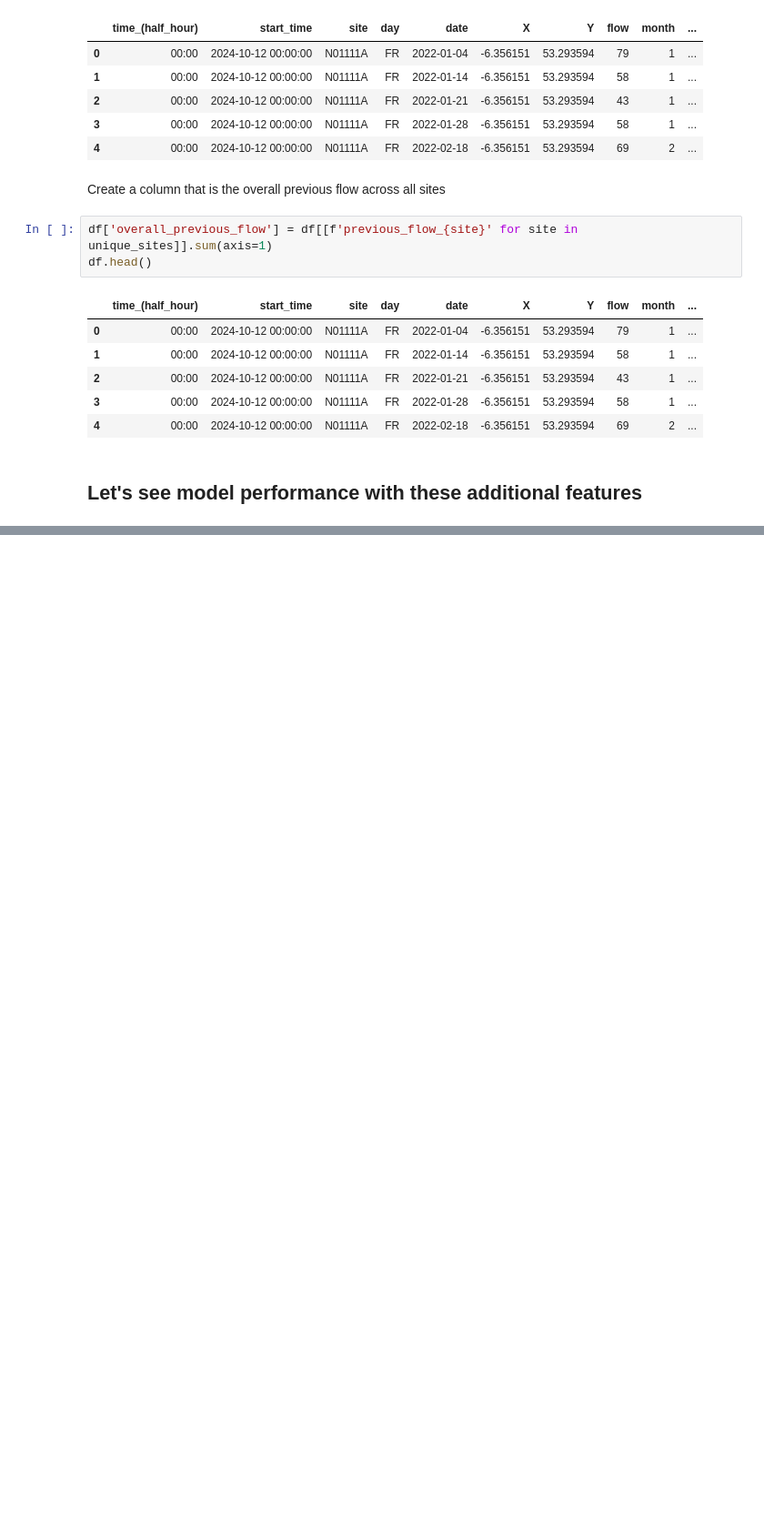
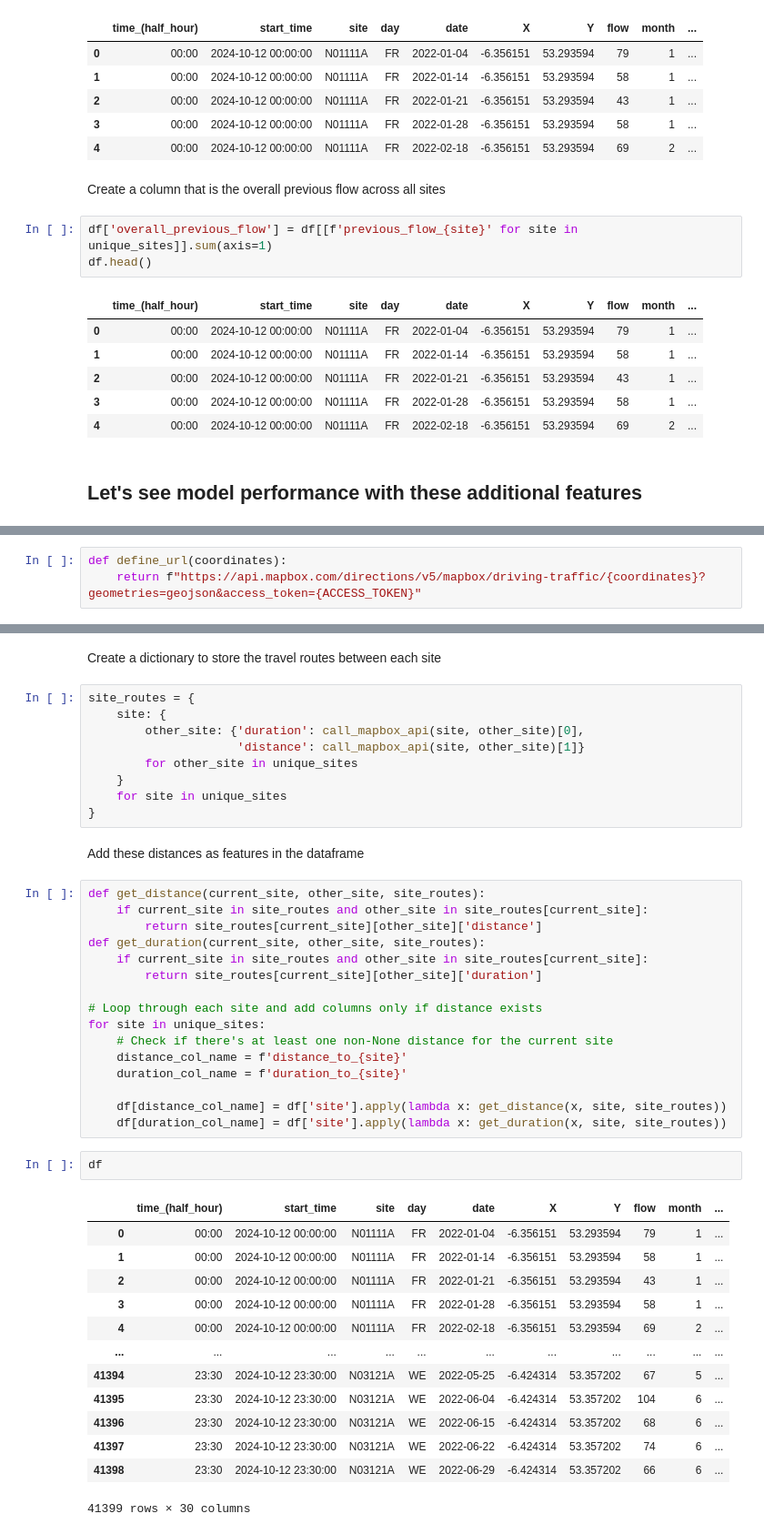
Before and after one commit to emolloy123/Traffic-Flow-SDCC, a Jupyter notebook: traffic_flow_regression_V2.ipynb, the cells around one changed output, grey strips where cells are left out. Shown at 91% size. Drawn from its saved outputs; the diff is of its cells as text; blank space fills up the shorter version.

Commit message:
Add distances and durations between sites as features using mapbox API

```diff
--- a/traffic_flow_regression_V2.ipynb
+++ b/traffic_flow_regression_V2.ipynb
@@ -170,0 +192,3 @@ Mean Absolute Percentage Error (MAPE) Train: 0.1%
+# %%
+def define_url(coordinates):
+    return f"https://api.mapbox.com/directions/v5/mapbox/driving-traffic/{coordinates}?geometries=geojson&access_token={ACCESS_TOKEN}"
@@ -170,0 +224,45 @@ Mean Absolute Percentage Error (MAPE) Train: 0.1%
+# %% [markdown]
+Create a dictionary to store the travel routes between each site
+# %%
+site_routes = {
+    site: {
+        other_site: {'duration': call_mapbox_api(site, other_site)[0],
+                     'distance': call_mapbox_api(site, other_site)[1]}
+        for other_site in unique_sites
+    }
+    for site in unique_sites
+}
+# %% [markdown]
+Add these distances as features in the dataframe
+# %%
+def get_distance(current_site, other_site, site_routes):
+    if current_site in site_routes and other_site in site_routes[current_site]:
+        return site_routes[current_site][other_site]['distance']
+def get_duration(current_site, other_site, site_routes):
+    if current_site in site_routes and other_site in site_routes[current_site]:
+        return site_routes[current_site][other_site]['duration']
+
+# Loop through each site and add columns only if distance exists
+for site in unique_sites:
+    # Check if there's at least one non-None distance for the current site
+    distance_col_name = f'distance_to_{site}'
+    duration_col_name = f'duration_to_{site}'
+
+    df[distance_col_name] = df['site'].apply(lambda x: get_distance(x, site, site_routes))
+    df[duration_col_name] = df['site'].apply(lambda x: get_duration(x, site, site_routes))
+# %%
+df
+# %% [output]
+|  | time_(half_hour) | start_time | site | day | date | X | Y | flow | month | ... |
+| 0 | 00:00 | 2024-10-12 00:00:00 | N01111A | FR | 2022-01-04 | -6.356151 | 53.293594 | 79 | 1 | ... |
+| 1 | 00:00 | 2024-10-12 00:00:00 | N01111A | FR | 2022-01-14 | -6.356151 | 53.293594 | 58 | 1 | ... |
+| 2 | 00:00 | 2024-10-12 00:00:00 | N01111A | FR | 2022-01-21 | -6.356151 | 53.293594 | 43 | 1 | ... |
+| 3 | 00:00 | 2024-10-12 00:00:00 | N01111A | FR | 2022-01-28 | -6.356151 | 53.293594 | 58 | 1 | ... |
+| 4 | 00:00 | 2024-10-12 00:00:00 | N01111A | FR | 2022-02-18 | -6.356151 | 53.293594 | 69 | 2 | ... |
+| ... | ... | ... | ... | ... | ... | ... | ... | ... | ... | ... |
+| 41394 | 23:30 | 2024-10-12 23:30:00 | N03121A | WE | 2022-05-25 | -6.424314 | 53.357202 | 67 | 5 | ... |
+| 41395 | 23:30 | 2024-10-12 23:30:00 | N03121A | WE | 2022-06-04 | -6.424314 | 53.357202 | 104 | 6 | ... |
+| 41396 | 23:30 | 2024-10-12 23:30:00 | N03121A | WE | 2022-06-15 | -6.424314 | 53.357202 | 68 | 6 | ... |
+| 41397 | 23:30 | 2024-10-12 23:30:00 | N03121A | WE | 2022-06-22 | -6.424314 | 53.357202 | 74 | 6 | ... |
+| 41398 | 23:30 | 2024-10-12 23:30:00 | N03121A | WE | 2022-06-29 | -6.424314 | 53.357202 | 66 | 6 | ... |
+41399 rows × 30 columns
```
Also changed, not shown: parts of 15 cells of this notebook, 1 other file.
